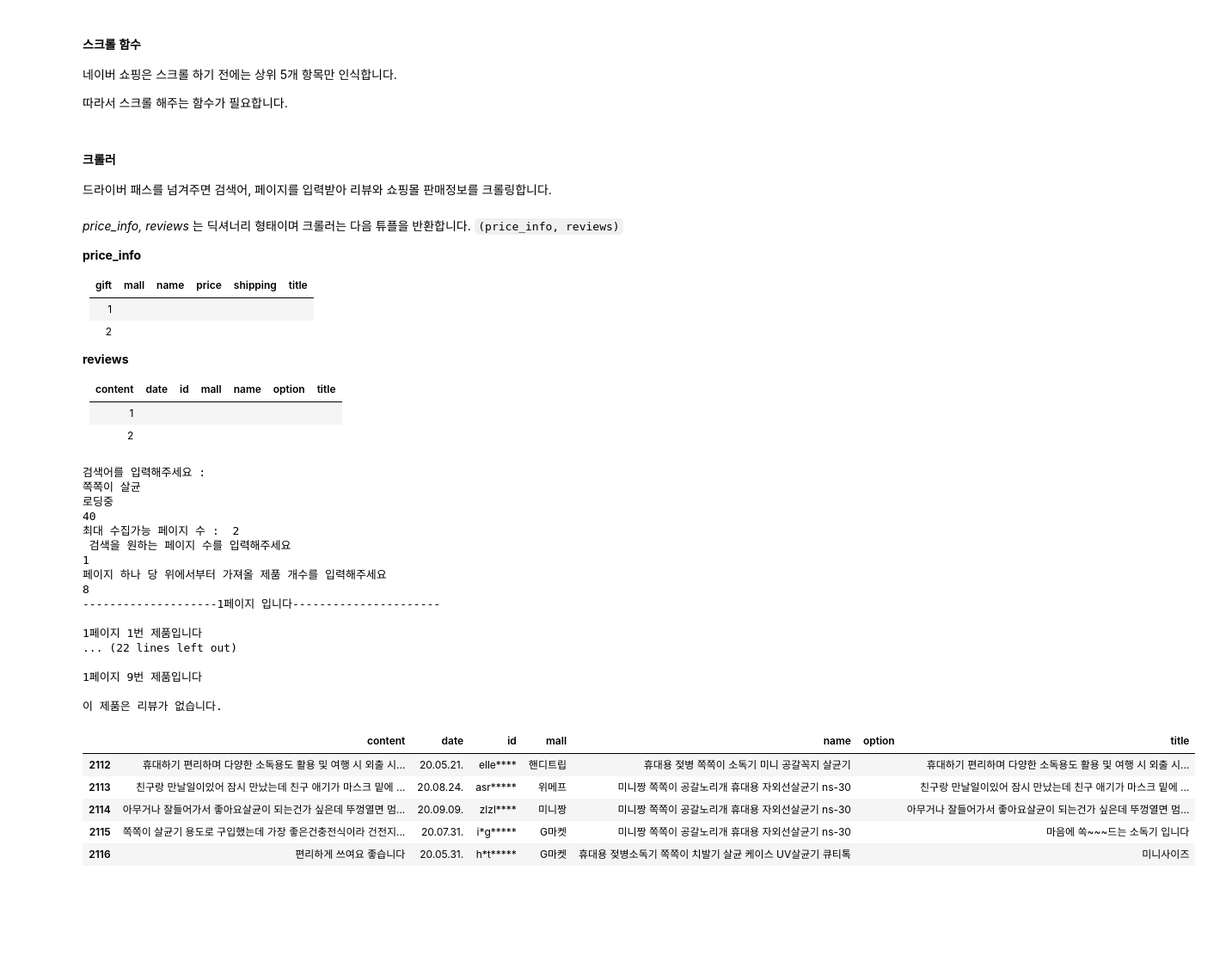
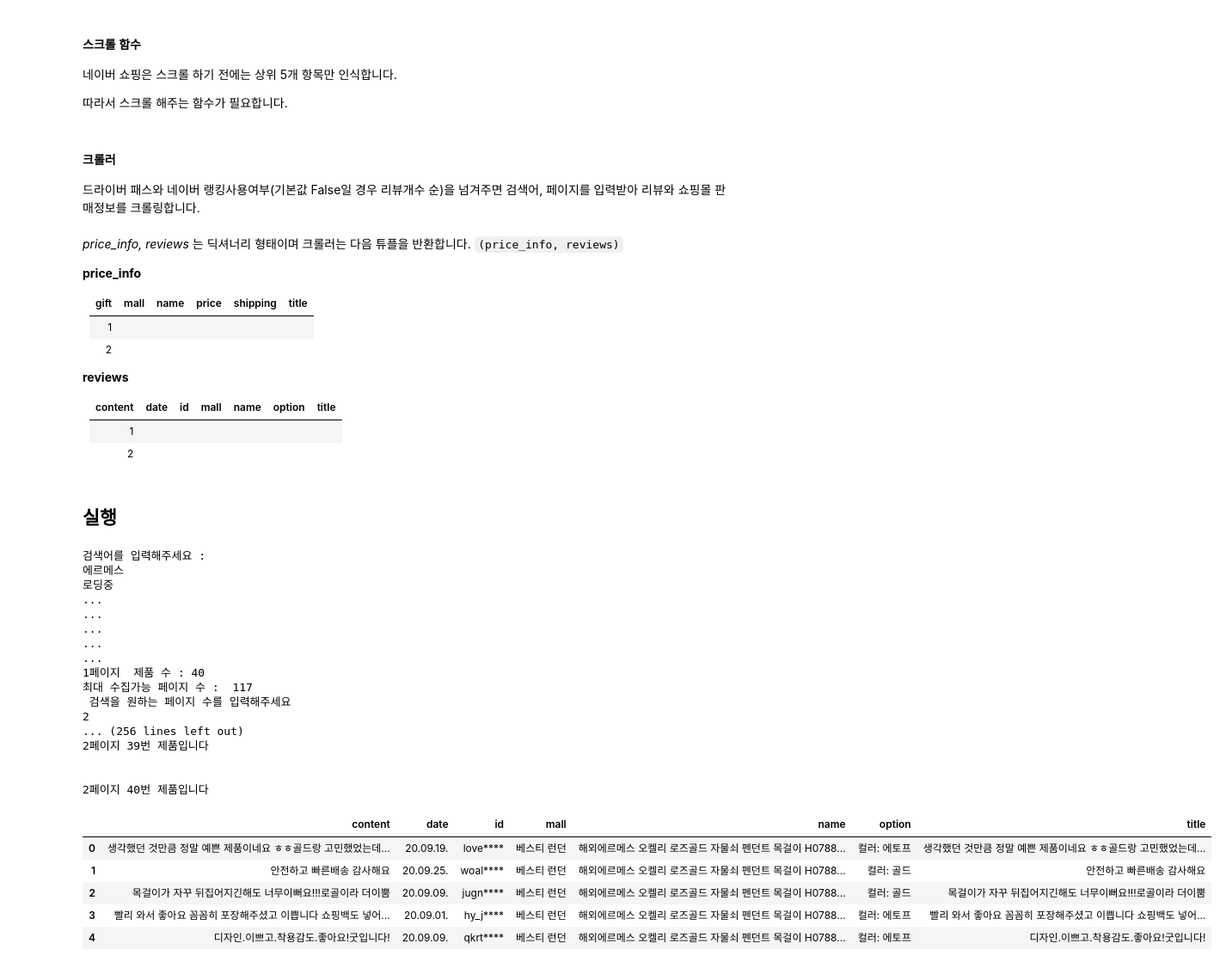
Before and after one commit to baikdoo94/Naver-shopping-crawler, a Jupyter notebook: naver_shopping_crawler.ipynb, the cells around one changed output. Shown: that part at 86% size. Drawn from its saved outputs; the diff is of its cells as text; code cells hidden in the pictures; blank space fills up the shorter version.

```diff
--- a/naver_shopping_crawler.ipynb
+++ b/naver_shopping_crawler.ipynb
@@ -43,7 +43,7 @@ def scroll_page(driver, scroll_pause_sec):
         last_height = new_height
 # %% [markdown]
 #### 크롤러
-드라이버 패스를 넘겨주면 검색어, 페이지를 입력받아 리뷰와 쇼핑몰 판매정보를 크롤링합니다.
+드라이버 패스와 네이버 랭킹사용여부(기본값 False일 경우 리뷰개수 순)을 넘겨주면 검색어, 페이지를 입력받아 리뷰와 쇼핑몰 판매정보를 크롤링합니다.
  <br>
  <br>
  _price_info, reviews_ 는 딕셔너리 형태이며
@@ -275,38 +287,40 @@ def naver_shopping_crawler(driver_path):
     driver.close()
 
     return (price_info,reviews)
+# %% [markdown]
+## 실행
 # %%
-#실행결과를 data변수에 저장하려면
-data = naver_shopping_crawler(driver_path)
+#실행결과를 data변수에 저장
+data = naver_shopping_crawler(driver_path, True)
 # %% [output]
 검색어를 입력해주세요 :
-쪽쪽이 살균
+에르메스
 로딩중
-40
-최대 수집가능 페이지 수 :  2
+...
+...
+...
+...
+...
+1페이지  제품 수 : 40
+최대 수집가능 페이지 수 :  117
  검색을 원하는 페이지 수를 입력해주세요
-1
-페이지 하나 당 위에서부터 가져올 제품 개수를 입력해주세요
-8
---------------------1페이지 입니다----------------------
+2
+... (256 lines left out)
+2페이지 39번 제품입니다
 
-1페이지 1번 제품입니다
-... (22 lines left out)
 
-1페이지 9번 제품입니다
-
-이 제품은 리뷰가 없습니다.
+2페이지 40번 제품입니다
 # %%
 naver_reviews = pd.DataFrame(data[1])
 naver_reviews.to_csv("naver_reiviews")
-naver_reviews.tail()
+naver_reviews.head()
 # %% [output]
 |  | content | date | id | mall | name | option | title |
-| 2112 | 휴대하기 편리하며 다양한 소독용도 활용 및 여행 시 외출 시... | 20.05.21. | elle**** | 핸디트립 | 휴대용 젖병 쪽쪽이 소독기 미니 공갈꼭지 살균기 |  | 휴대하기 편리하며 다양한 소독용도 활용 및 여행 시 외출 시... |
-| 2113 | 친구랑 만날일이있어 잠시 만났는데 친구 애기가 마스크 밑에 ... | 20.08.24. | asr***** | 위메프 | 미니짱 쪽쪽이 공갈노리개 휴대용 자외선살균기 ns-30 |  | 친구랑 만날일이있어 잠시 만났는데 친구 애기가 마스크 밑에 ... |
-| 2114 | 아무거나 잘들어가서 좋아요살균이 되는건가 싶은데 뚜껑열면 멈... | 20.09.09. | zlzl**** | 미니짱 | 미니짱 쪽쪽이 공갈노리개 휴대용 자외선살균기 ns-30 |  | 아무거나 잘들어가서 좋아요살균이 되는건가 싶은데 뚜껑열면 멈... |
-| 2115 | 쪽쪽이 살균기 용도로 구입했는데 가장 좋은건충전식이라 건전지... | 20.07.31. | i*g***** | G마켓 | 미니짱 쪽쪽이 공갈노리개 휴대용 자외선살균기 ns-30 |  | 마음에 쏙~~~드는 소독기 입니다 |
-| 2116 | 편리하게 쓰여요 좋습니다 | 20.05.31. | h*t***** | G마켓 | 휴대용 젖병소독기 쪽쪽이 치발기 살균 케이스 UV살균기 큐티톡 |  | 미니사이즈 |
+| 0 | 생각했던 것만큼 정말 예쁜 제품이네요 ㅎㅎ골드랑 고민했었는데... | 20.09.19. | love**** | 베스티 런던 | 해외에르메스 오켈리 로즈골드 자물쇠 펜던트 목걸이 H0788... | 컬러: 에토프 | 생각했던 것만큼 정말 예쁜 제품이네요 ㅎㅎ골드랑 고민했었는데... |
+| 1 | 안전하고 빠른배송 감사해요 | 20.09.25. | woal**** | 베스티 런던 | 해외에르메스 오켈리 로즈골드 자물쇠 펜던트 목걸이 H0788... | 컬러: 골드 | 안전하고 빠른배송 감사해요 |
+| 2 | 목걸이가 자꾸 뒤집어지긴해도 너무이뻐요!!!로골이라 더이뿜 | 20.09.09. | jugn**** | 베스티 런던 | 해외에르메스 오켈리 로즈골드 자물쇠 펜던트 목걸이 H0788... | 컬러: 골드 | 목걸이가 자꾸 뒤집어지긴해도 너무이뻐요!!!로골이라 더이뿜 |
+| 3 | 빨리 와서 좋아요 꼼꼼히 포장해주셨고 이쁩니다 쇼핑백도 넣어... | 20.09.01. | hy_j**** | 베스티 런던 | 해외에르메스 오켈리 로즈골드 자물쇠 펜던트 목걸이 H0788... | 컬러: 에토프 | 빨리 와서 좋아요 꼼꼼히 포장해주셨고 이쁩니다 쇼핑백도 넣어... |
+| 4 | 디자인.이쁘고.착용감도.좋아요!굿입니다! | 20.09.09. | qkrt**** | 베스티 런던 | 해외에르메스 오켈리 로즈골드 자물쇠 펜던트 목걸이 H0788... | 컬러: 에토프 | 디자인.이쁘고.착용감도.좋아요!굿입니다! |
 # %%
 naver_price_info  = pd.DataFrame(data[0])
 naver_price_info.to_csv("naver_price_info.csv")
```
Also changed, not shown: parts of 3 cells of this notebook.
